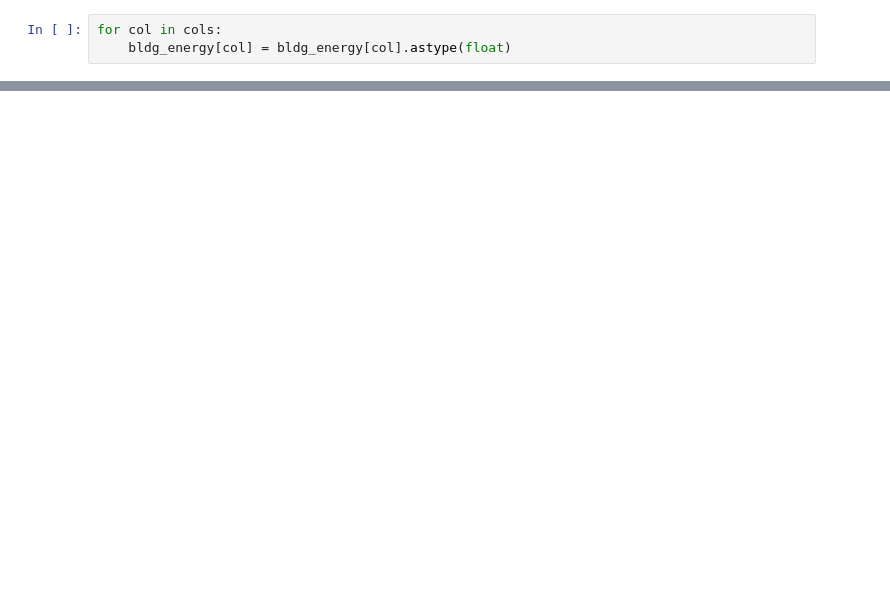
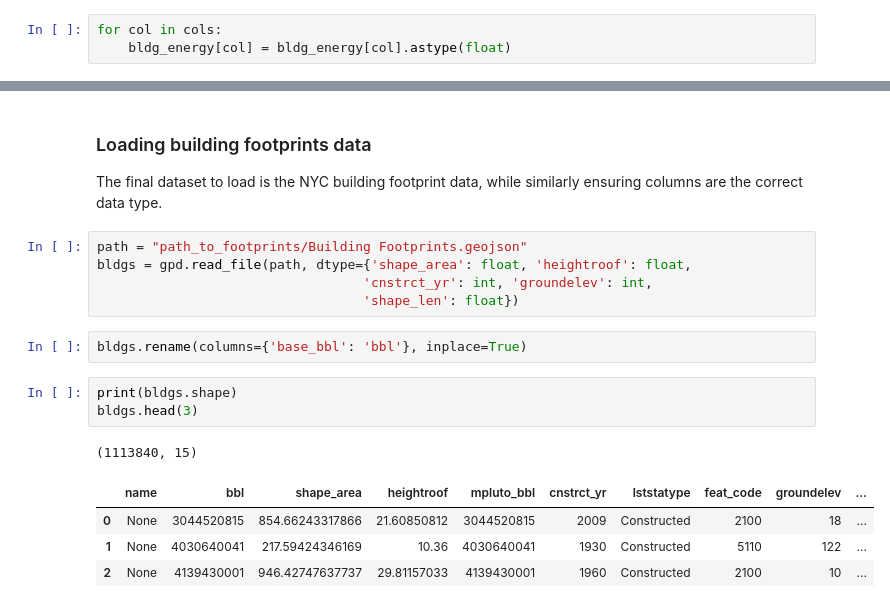
Before and after one commit to tpujianto/location-intelligence, a Jupyter notebook: _notebooks/energy_prediction.ipynb, the cells around one changed output, grey strips where cells are left out. Saved outputs shown, nothing was run; the diff lists cells and outputs as text; blank space fills up the shorter version.

```diff
--- a/_notebooks/energy_prediction.ipynb
+++ b/_notebooks/energy_prediction.ipynb
@@ -67,0 +119,20 @@ for col in cols:
+# %% [markdown]
+### Loading building footprints data
+
+The final dataset to load is the NYC building footprint data, while similarly ensuring columns are the correct data type.
+# %%
+path = "path_to_footprints/Building Footprints.geojson"
+bldgs = gpd.read_file(path, dtype={'shape_area': float, 'heightroof': float,
+                                  'cnstrct_yr': int, 'groundelev': int,
+                                  'shape_len': float})
+# %%
+bldgs.rename(columns={'base_bbl': 'bbl'}, inplace=True)
+# %%
+print(bldgs.shape)
+bldgs.head(3)
+# %% [output]
+(1113840, 15)
+|  | name | bbl | shape_area | heightroof | mpluto_bbl | cnstrct_yr | lststatype | feat_code | groundelev | ... |
+| 0 | None | 3044520815 | 854.66243317866 | 21.60850812 | 3044520815 | 2009 | Constructed | 2100 | 18 | ... |
+| 1 | None | 4030640041 | 217.59424346169 | 10.36 | 4030640041 | 1930 | Constructed | 5110 | 122 | ... |
+| 2 | None | 4139430001 | 946.42747637737 | 29.81157033 | 4139430001 | 1960 | Constructed | 2100 | 10 | ... |
```
Also changed, not shown: parts of 58 cells of this notebook, 2 other files.
